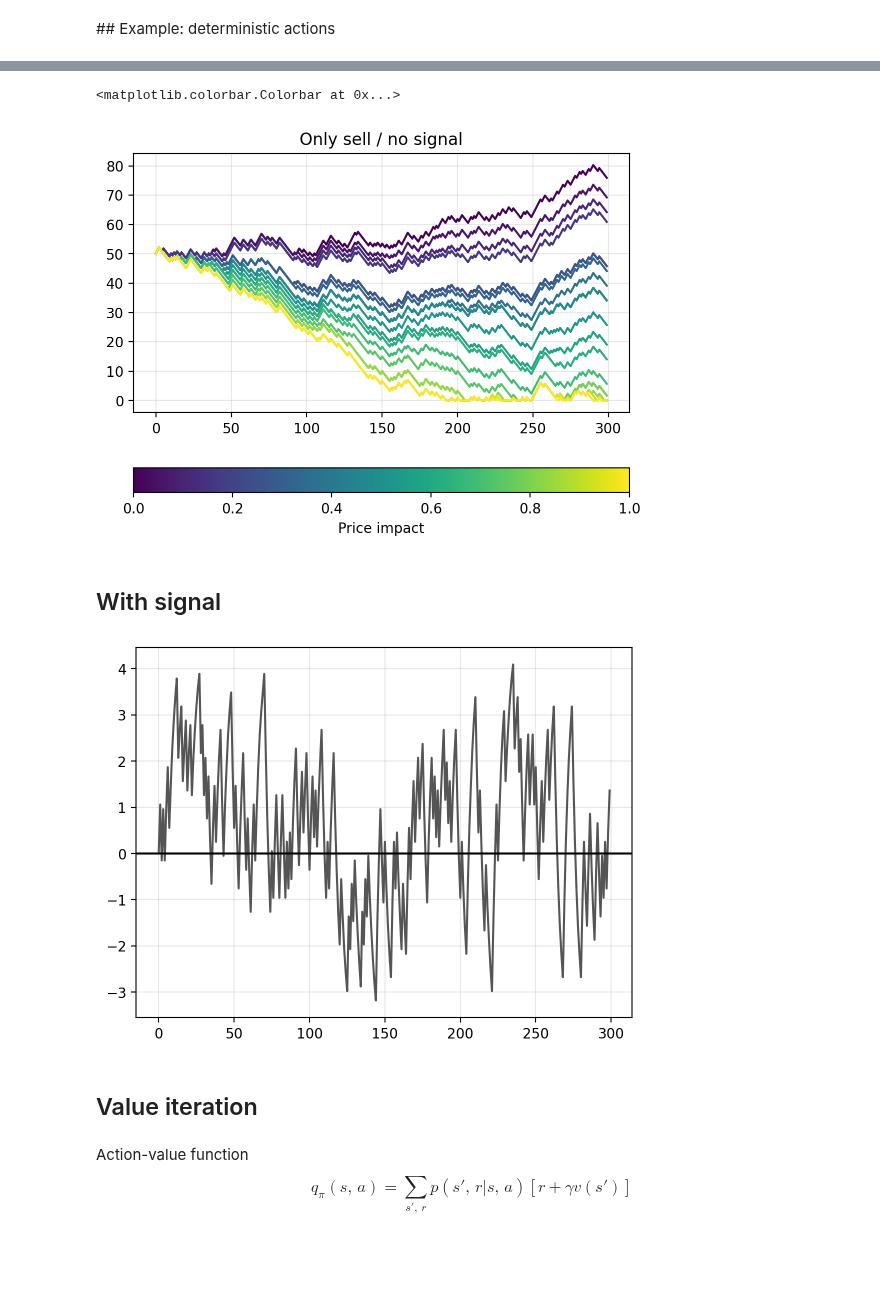
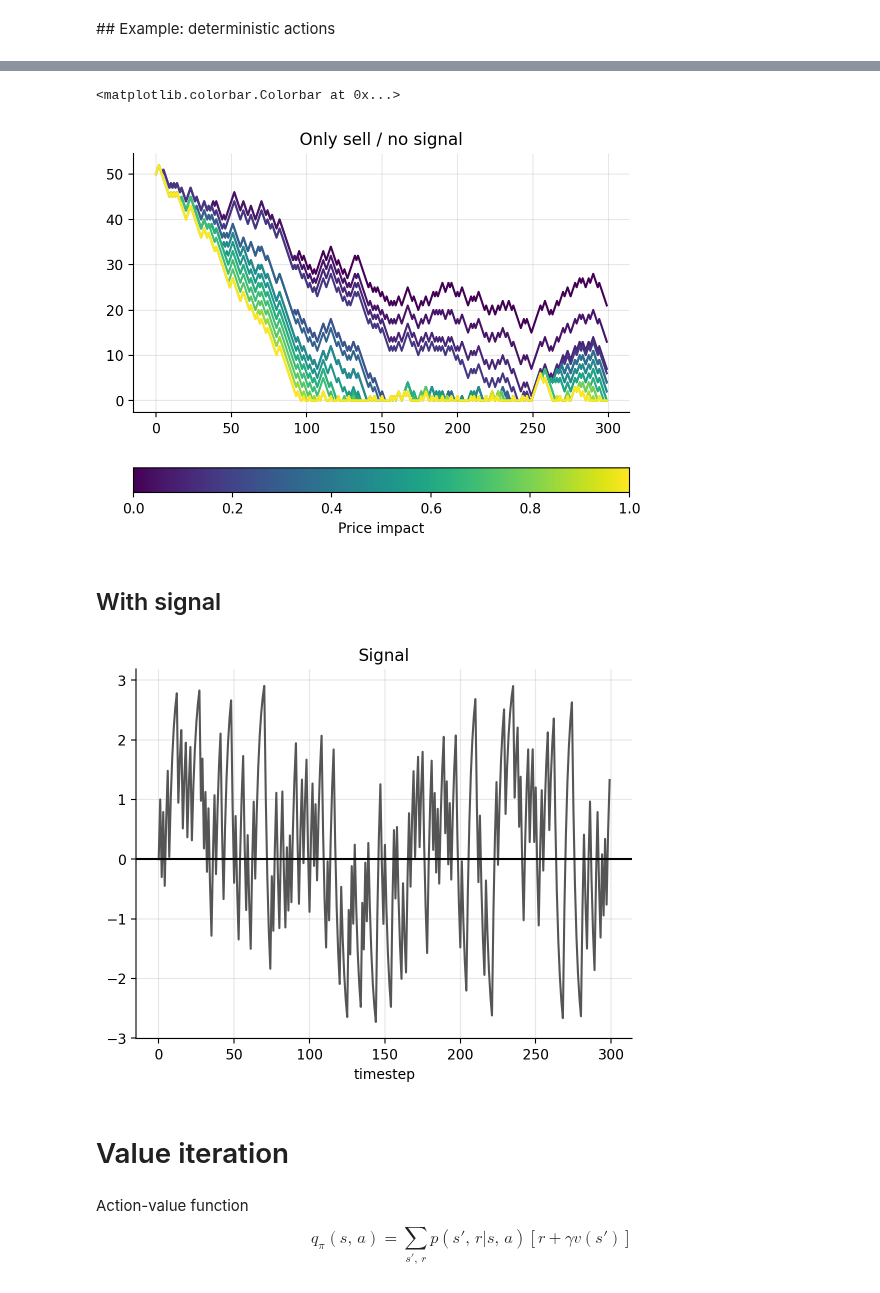
Before and after one commit to sapienzaio/online-ml-finance, a Jupyter notebook: 06-reinforcement-learning/price-impact-signal.ipynb, the cells around one changed output, grey strips where cells are left out. Drawn from its saved outputs; the diff is of its cells as text; code cells hidden in the pictures; blank space fills up the shorter version.

```diff
--- a/06-reinforcement-learning/price-impact-signal.ipynb
+++ b/06-reinforcement-learning/price-impact-signal.ipynb
@@ -12,6 +12,8 @@ import matplotlib.pyplot as plt
 from numba import njit, prange
 # %%
 %config InlineBackend.figure_format = "retina"
+plt.rcParams["axes.spines.right"] = False
+plt.rcParams["axes.spines.top"] = False
 # %% [markdown]
 ## Problem setup
 We consider the price process given by
@@ -68,0 +79,7 @@ array([[ -5.    ,  -3.8889,  -2.7778,  -1.6667,  -0.5556,   0.5556,   1.6667,
+# %%
+bins_signal = np.linspace(-MAX_SIGNAL, MAX_SIGNAL, 50)
+bins_price_init = np.linspace(45, 55, 5)
+
+lattice_price = (bins_signal[:, None] + bins_price_init[None, :])
+bins_price = np.sort(lattice_price.ravel())
+bins_price = bins_price[(bins_price >= 0) * (bins_price <= MAX_PRICE)]
@@ -69,6 +90,5 @@ array([[ -5.    ,  -3.8889,  -2.7778,  -1.6667,  -0.5556,   0.5556,   1.6667,
 # %%
-bins_signal = np.linspace(-MAX_SIGNAL, MAX_SIGNAL, 100)
-bins_price = np.linspace(0, MAX_PRICE, 300)
+
 
 @njit
 def discretize(x, bins):
@@ -87,10 +107,15 @@ def sigmoid(z): return 1 / (1 + np.exp(-z))
 def price_step(
     price, signal, action, sigma, sigma_signal, delta, price_impact, kappa_hat, force_signal
 ):
-    # Signal step and discretise
-    sign_signal = 2 * (np.random.uniform() < 0.5) - 1
-    signal_next = signal * kappa_hat + sigma_signal * np.sqrt(delta) * sign_signal
-    signal_next = discretize(signal_next, bins_signal).item()
+    # Signal step in the lattice
+    jump_signal = 2 * (np.random.uniform() < 0.5) - 1
+    ix_current = np.argwhere(bins_signal == signal).item()
+    signal_next = bins_signal[ix_current + jump_signal]
+
+    # Price signal
+    pr_up = sigmoid(action * price_impact)
+    sign = np.random.uniform() < pr_up
+    sign = 2 * sign - 1
 
     # price step and discretise
     pr = sigmoid(action * price_impact)
@@ -98,7 +123,7 @@ def price_step(
     sign = 2 * sign - 1
     price_next = price + sigma * np.sqrt(delta) * sign + signal_next * delta * force_signal
     price_next = clip(price_next, 0.0, MAX_PRICE)
-    price_next = discretize(price_next, bins_price)
+    # price_next = discretize(price_next, bins_price)
 
     return price_next, signal_next
 
@@ -118,7 +143,7 @@ def price_process(
     prices[0] = price_init
 
     signals = np.zeros(num_steps)
-    signals[0] = 0.0
+    signals[0] = bins_signal[100 // 2]
 
 
     for t in range(1, num_steps):
@@ -137,8 +162,8 @@ seed = 31
 num_steps = 300
 price_init = 50
 sigma_signal = 1.0
-kappa_hat = 1 - 0.2
-force_signal = 0.0
+kappa_hat = 1 - 0.3
+force_signal = 1.0
 
 price_impacts = np.linspace(0, 1, 20)
 colors = plt.cm.viridis(price_impacts)
@@ -185,17 +210,19 @@ plt.title("Only sell / no signal")
 fig.colorbar(mappable, ax=ax, orientation="horizontal", label="Price impact")
 # %% [output]
 <matplotlib.colorbar.Colorbar at 0x...>
-[figure, old version]
+[figure, new version]
 # %% [markdown]
 ## With signal
 # %%
 plt.plot(signal, c="#555555")
 plt.axhline(y=0, c="black")
+plt.title("Signal")
+plt.xlabel("timestep")
 plt.grid(alpha=0.3)
 # %% [output]
-[figure, old version]
+[figure, new version]
 # %% [markdown]
-## Value iteration
+# Value iteration
 # %% [markdown]
 Action-value function
 $$
```
Also changed, not shown: parts of 15 cells of this notebook.
